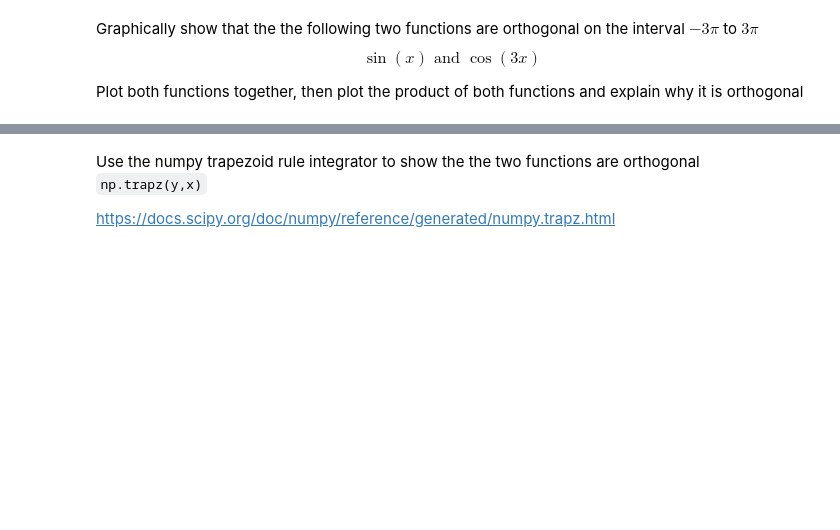
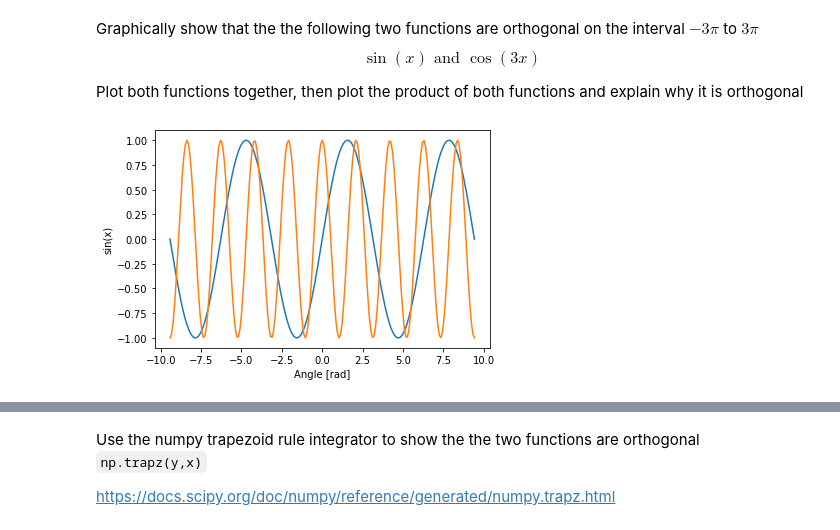
Before and after one commit to sju-chem264-2019/9-19-2019-lecture-Yekaterina25, a Jupyter notebook: 9-19-2019 - Lecture Notebook.ipynb, the cells around one changed output, grey strips where cells are left out. Saved outputs shown, nothing was run; the diff lists cells and outputs as text; code cells hidden in the pictures; blank space fills up the shorter version.

```diff
--- a/9-19-2019 - Lecture Notebook.ipynb
+++ b/9-19-2019 - Lecture Notebook.ipynb
@@ -343,0 +340,11 @@ prod=sinx*cos3x
+# %%
+import matplotlib.pylab as plt
+x = np.linspace(-np.pi*3, np.pi*3, 201)
+plt.plot(x, np.sin(x))
+plt.plot(x, np.cos(3*x))
+plt.xlabel('Angle [rad]')
+plt.ylabel('sin(x)')
+plt.axis('tight')
+plt.show()
+# %% [output]
+[figure, added]
```
Also changed, not shown: parts of 8 cells of this notebook.
